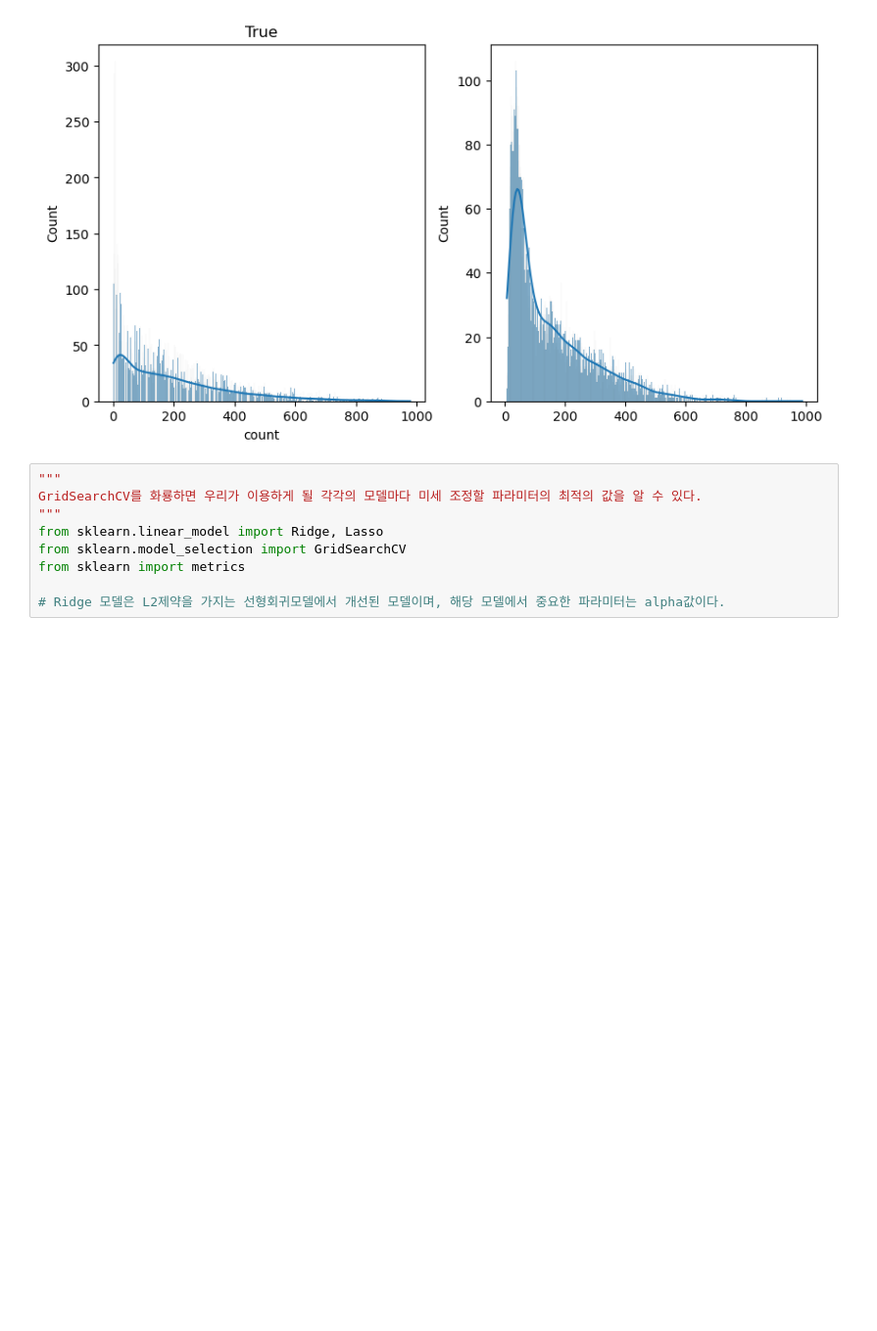
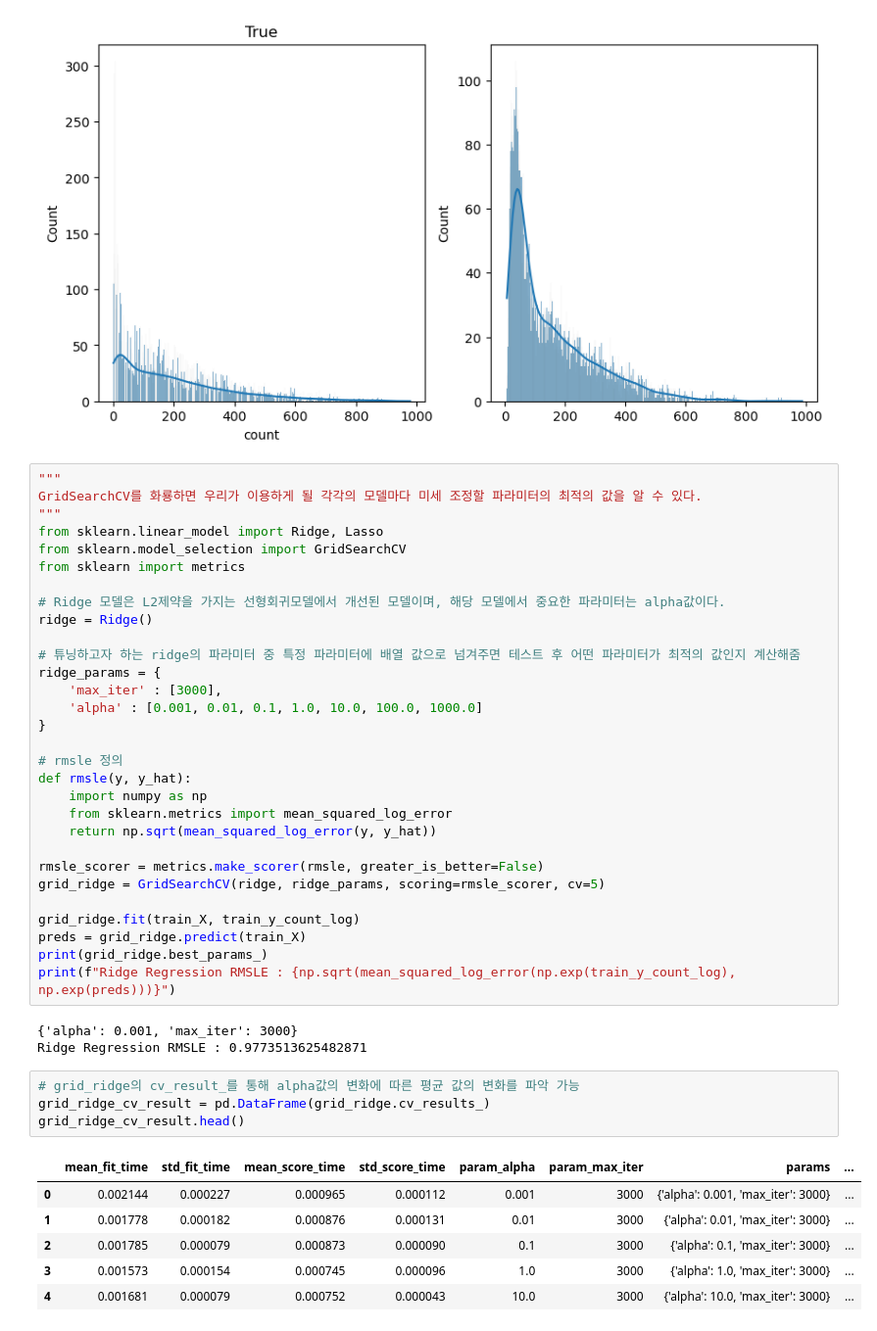
Before and after one commit to Ja-efan/DataScience, a Jupyter notebook: bike_sharing_demand.ipynb, the cells around one changed output. Shown at 98% size. Cells and saved outputs as stored; diff of their text form; blank space fills up the shorter version.

```diff
--- a/bike_sharing_demand.ipynb
+++ b/bike_sharing_demand.ipynb
@@ -896,3 +896,38 @@ from sklearn.model_selection import GridSearchCV
 from sklearn import metrics
 
 # Ridge 모델은 L2제약을 가지는 선형회귀모델에서 개선된 모델이며, 해당 모델에서 중요한 파라미터는 alpha값이다.
+ridge = Ridge()
+
+# 튜닝하고자 하는 ridge의 파라미터 중 특정 파라미터에 배열 값으로 넘겨주면 테스트 후 어떤 파라미터가 최적의 값인지 계산해줌
+ridge_params = {
+    'max_iter' : [3000],
+    'alpha' : [0.001, 0.01, 0.1, 1.0, 10.0, 100.0, 1000.0]
+}
+
+# rmsle 정의
+def rmsle(y, y_hat):
+    import numpy as np
+    from sklearn.metrics import mean_squared_log_error
+    return np.sqrt(mean_squared_log_error(y, y_hat))
+
+rmsle_scorer = metrics.make_scorer(rmsle, greater_is_better=False)
+grid_ridge = GridSearchCV(ridge, ridge_params, scoring=rmsle_scorer, cv=5)
+
+grid_ridge.fit(train_X, train_y_count_log)
+preds = grid_ridge.predict(train_X)
+print(grid_ridge.best_params_)
+print(f"Ridge Regression RMSLE : {np.sqrt(mean_squared_log_error(np.exp(train_y_count_log), np.exp(preds)))}")
+# %% [output]
+{'alpha': 0.001, 'max_iter': 3000}
+Ridge Regression RMSLE : 0.9773513625482871
+# %%
+# grid_ridge의 cv_result_를 통해 alpha값의 변화에 따른 평균 값의 변화를 파악 가능
+grid_ridge_cv_result = pd.DataFrame(grid_ridge.cv_results_)
+grid_ridge_cv_result.head()
+# %% [output]
+|  | mean_fit_time | std_fit_time | mean_score_time | std_score_time | param_alpha | param_max_iter | params | ... |
+| 0 | 0.002144 | 0.000227 | 0.000965 | 0.000112 | 0.001 | 3000 | {'alpha': 0.001, 'max_iter': 3000} | ... |
+| 1 | 0.001778 | 0.000182 | 0.000876 | 0.000131 | 0.01 | 3000 | {'alpha': 0.01, 'max_iter': 3000} | ... |
+| 2 | 0.001785 | 0.000079 | 0.000873 | 0.000090 | 0.1 | 3000 | {'alpha': 0.1, 'max_iter': 3000} | ... |
+| 3 | 0.001573 | 0.000154 | 0.000745 | 0.000096 | 1.0 | 3000 | {'alpha': 1.0, 'max_iter': 3000} | ... |
+| 4 | 0.001681 | 0.000079 | 0.000752 | 0.000043 | 10.0 | 3000 | {'alpha': 10.0, 'max_iter': 3000} | ... |
```
Also changed, not shown: parts of 8 cells of this notebook.
